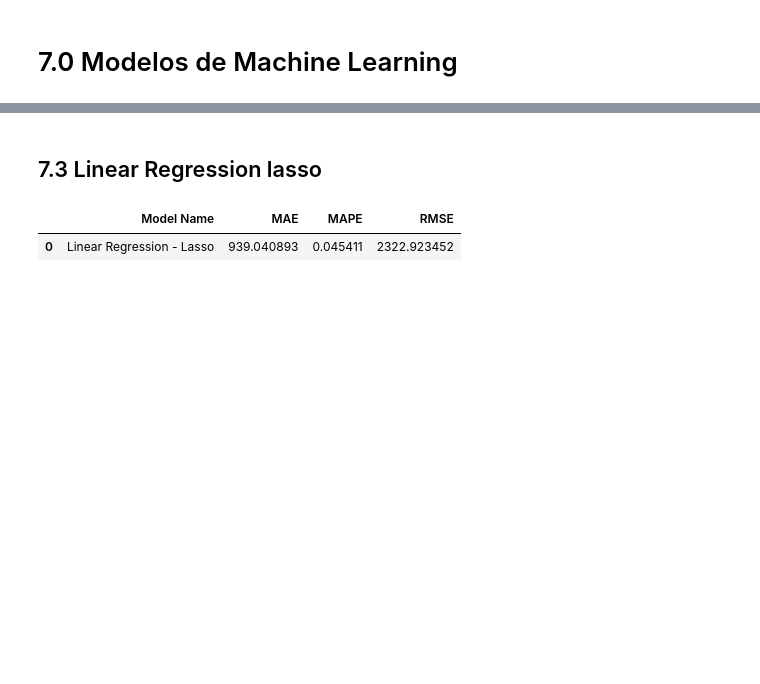
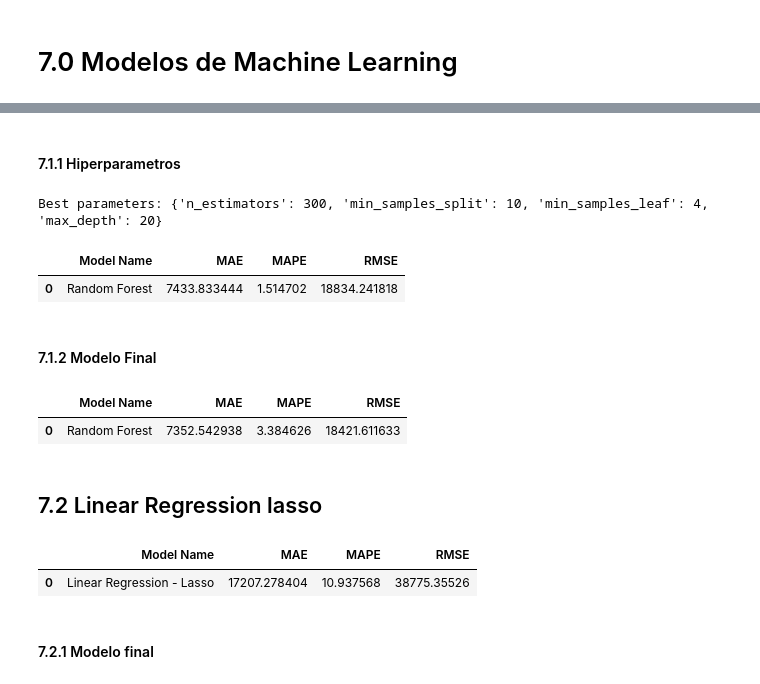
Before and after one commit to TiagoDSL/hackday_7th_edition_comunidade_ds, a Jupyter notebook: 7TH_HackDay.ipynb, the cells around one changed output, grey strips where cells are left out. Drawn from its saved outputs; the diff is of its cells as text; code cells hidden in the pictures; blank space fills up the shorter version.

```diff
--- a/7TH_HackDay.ipynb
+++ b/7TH_HackDay.ipynb
@@ -404,18 +694,11 @@ Timestamp('2023-10-14 00:00:00')
 # %%
-# do inicio da data ate 5 semanas antes sera o periodo para os dados de treino
-
-# training dataset
-X_train = df6[df6['data'] < '2023-10-14']
-Y_train = X_train['vendas_semanais']
-
-# test dataset
-X_test = df6[df6['data'] >= '2023-10-14']
-Y_test = X_test['vendas_semanais']
-
 # print para conferir se as datas estao de acordo
 print( f"Training Min Date: {X_train['data'].min()}")
 print( f"Training Max Date: {X_train['data'].max()}")
 
+print( f"\nTest Min Date: {X_val['data'].min()}")
+print( f"Test Max Date: {X_val['data'].max()}" )
+
 print( f"\nTest Min Date: {X_test['data'].min()}")
 print( f"Test Max Date: {X_test['data'].max()}" )
 # %% [output]
@@ -426,0 +734,5 @@ Test Max Date: 2023-11-18 00:00:00
+# %%
+# colunas relevantes para o modelo dividido em treino, validação e test
+xtrain = X_train[cols_x]
+xtest = X_test[cols_x]
+xval =X_val[cols_x]
@@ -518,15 +766,66 @@ rf_result
+# %% [markdown]
+#### 7.1.1 Hiperparametros
+# %%
+# parametros a serem testados
+param_dist = {
+    'n_estimators': [100, 200, 300],
+    'max_depth': [None, 10, 20, 30],
+    'min_samples_split': [2, 5, 10],
+    'min_samples_leaf': [1, 2, 4]
+}
+
+# Configurar o RandomizedSearchCV
+random_search = RandomizedSearchCV(estimator=rf, param_distributions=param_dist, n_iter=20, cv=3, scoring='neg_root_mean_squared_error', n_jobs=-1, random_state=42)
+
+# Ajustar o modelo
+random_search.fit(xtrain, Y_train)
+
+# Melhor modelo
+best_rf = random_search.best_estimator_
+
+# Imprimir os melhores parâmetros
+print(f'Best parameters: {random_search.best_params_}')
+# %% [output]
+Best parameters: {'n_estimators': 300, 'min_samples_split': 10, 'min_samples_leaf': 4, 'max_depth': 20}
+# %%
+# modelo com hiper parametros
+rf = RandomForestRegressor(n_estimators=300,min_samples_split= 10,min_samples_leaf= 4, max_depth= 20, n_jobs= -1, random_state=42).fit (xtrain, Y_train)
+
+# predição (validação)
+best_rf = rf.predict(xval)
+
+# performance
+rf_result_ = ml_error ('Random Forest', np.expm1(Y_val), np.expm1( best_rf))
+rf_result_
+# %% [output]
+|  | Model Name | MAE | MAPE | RMSE |
+| 0 | Random Forest | 7433.833444 | 1.514702 | 18834.241818 |
+# %% [markdown]
+#### 7.1.2 Modelo Final
+# %%
+# predição com os dados de teste
+val_rf = rf.predict(xtest)
+
+# performance
+rf_result_final = ml_error ('Random Forest', np.expm1(Y_test), np.expm1( val_rf))
+rf_result_final
+# %% [output]
+|  | Model Name | MAE | MAPE | RMSE |
+| 0 | Random Forest | 7352.542938 | 3.384626 | 18421.611633 |
 # %% [markdown]
-## 7.3 Linear Regression lasso
+## 7.2 Linear Regression lasso
 # %%
 # model
 lrr = Lasso(alpha= 0.1).fit (xtrain, Y_train)
 
 # predicition
-yhat_lrr = lrr.predict(xtest)
+yhat_lrr = lrr.predict(xval)
 
 # performance
-lrr_result = ml_error ('Linear Regression - Lasso', np.expm1(Y_test), np.expm1( yhat_lrr))
+lrr_result = ml_error ('Linear Regression - Lasso', np.expm1(Y_val), np.expm1( yhat_lrr))
 lrr_result
 # %% [output]
 |  | Model Name | MAE | MAPE | RMSE |
-| 0 | Linear Regression - Lasso | 939.040893 | 0.045411 | 2322.923452 |
+| 0 | Linear Regression - Lasso | 17207.278404 | 10.937568 | 38775.35526 |
+# %% [markdown]
+#### 7.2.1 Modelo final
```
Also changed, not shown: parts of 57 cells of this notebook, 1 other file.
